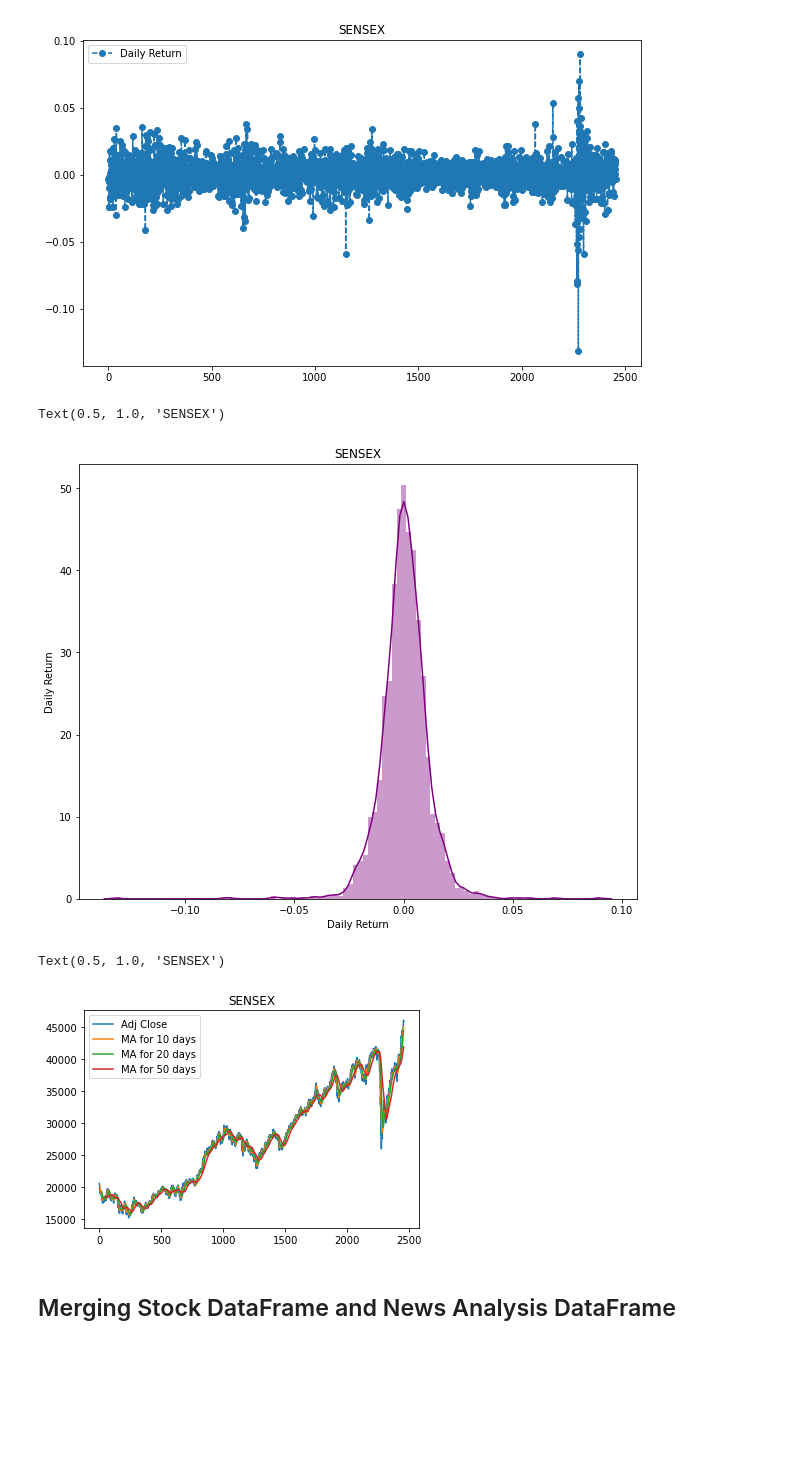
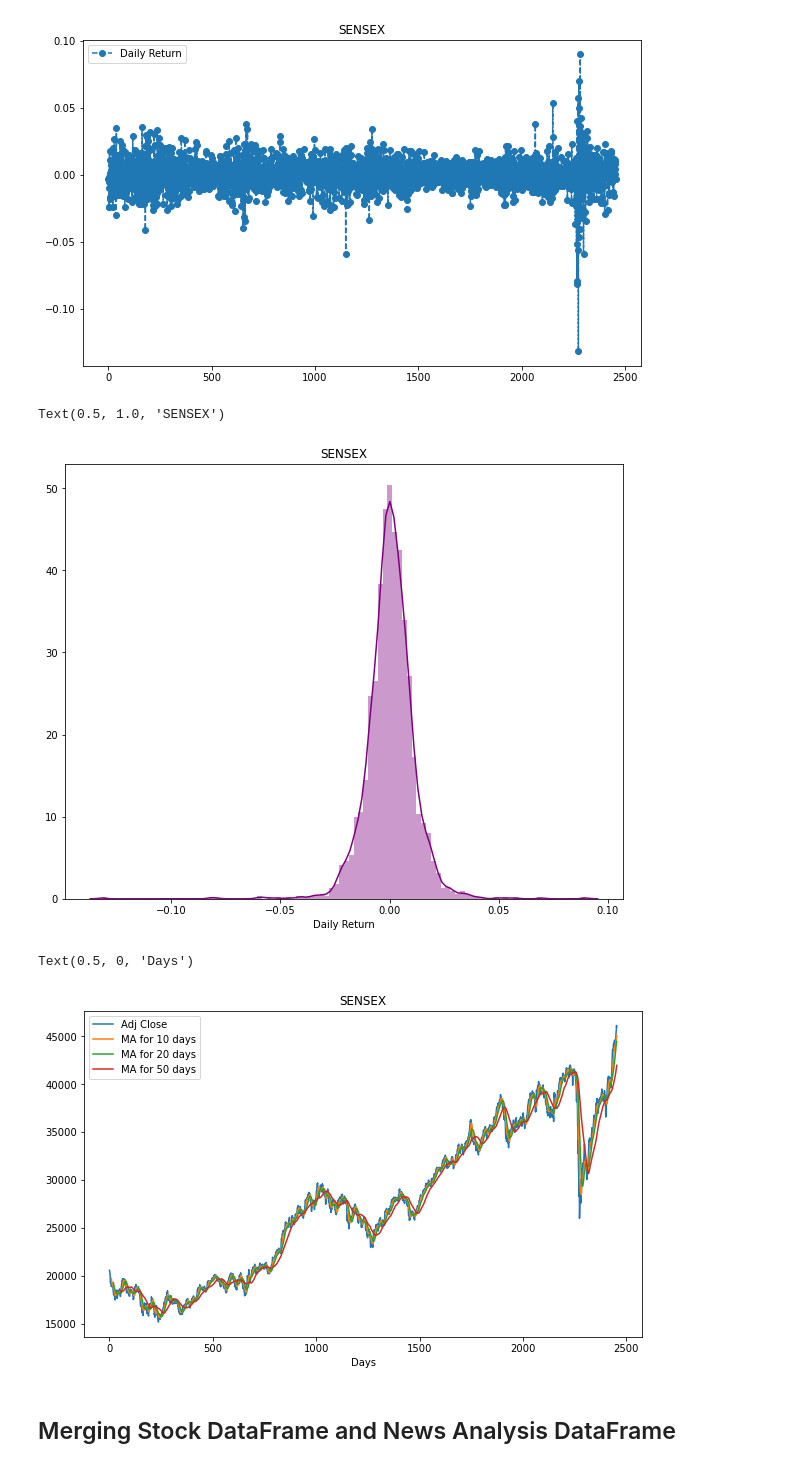
Before and after one commit to Hassan-Ik/Stock_Market_Prediciton_using_Numerical_and_Textual_Analysis, a Jupyter notebook: Stock_Market_Prediction_using_Numerical_and_Textual_Analysis.ipynb, the cells around one changed output. Cells and saved outputs as stored; diff of their text form; code cells hidden in the pictures; blank space fills up the shorter version.

```diff
--- a/Stock_Market_Prediction_using_Numerical_and_Textual_Analysis.ipynb
+++ b/Stock_Market_Prediction_using_Numerical_and_Textual_Analysis.ipynb
@@ -324,0 +291,7 @@ stock_df.describe()
+# %%
+stock_df['Label'] = 1
+for i in range(0,len(stock_df)-1):
+    if stock_df['Adj Close'][i+1] >= stock_df['Adj Close'][i]:
+        stock_df['Label'][i+1] = 1
+    elif stock_df['Adj Close'][i+1] < stock_df['Adj Close'][i]:
+        stock_df['Label'][i+1] = 0
@@ -378,7 +361,7 @@ plt.legend()
 We're now going to analyze the risk of the stock. In order to do so we'll need to take a closer look at the daily changes of the stock
 # %%
 # We'll use pct_change to find the percent change for each day
-stock_df['Daily Return'] = stock_df['Close'].pct_change()
+stock_df['Daily Return'] = stock_df['Adj Close'].pct_change()
 plt.figure(figsize=(10, 6))
 stock_df['Daily Return'].plot( legend=True, linestyle='--', marker='o')
 plt.title("SENSEX")
@@ -388,11 +371,11 @@ Text(0.5, 1.0, 'SENSEX')
 # %%
 plt.figure(figsize=(10,8))
 sns.distplot(stock_df['Daily Return'].dropna(), bins=100, color='purple')
-plt.ylabel('Daily Return')
+plt.xlabel('Daily Return')
 plt.title("SENSEX")
 # %% [output]
 Text(0.5, 1.0, 'SENSEX')
-[figure, old version]
+[figure, new version]
 # %%
 # Checking the moving avergae of SENSEX stock price for 10, 20 and 50 days
 MA_day = [10, 20, 50]
@@ -401,11 +384,12 @@ for ma in MA_day:
     column_name = f"MA for {ma} days"
     stock_df[column_name] = stock_df['Adj Close'].rolling(ma).mean()
 # %%
-stock_df[['Adj Close', 'MA for 10 days', 'MA for 20 days', 'MA for 50 days']].plot()
+stock_df[['Adj Close', 'MA for 10 days', 'MA for 20 days', 'MA for 50 days']].plot(figsize=(10, 6))
 plt.title('SENSEX')
+plt.xlabel('Days')
 # %% [output]
-Text(0.5, 1.0, 'SENSEX')
+Text(0.5, 0, 'Days')
-[figure, old version]
+[figure, new version]
 # %% [markdown]
 ## Merging Stock DataFrame and News Analysis DataFrame
 # %%
```
Also changed, not shown: parts of 50 cells of this notebook.
